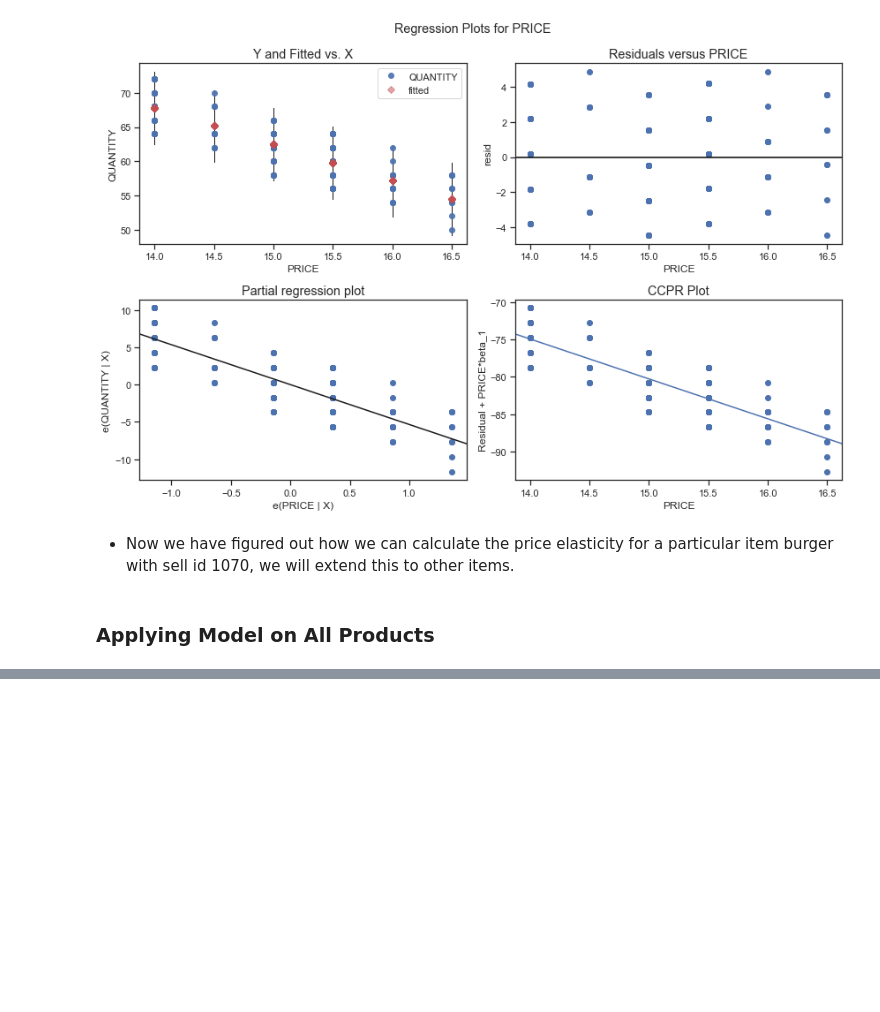
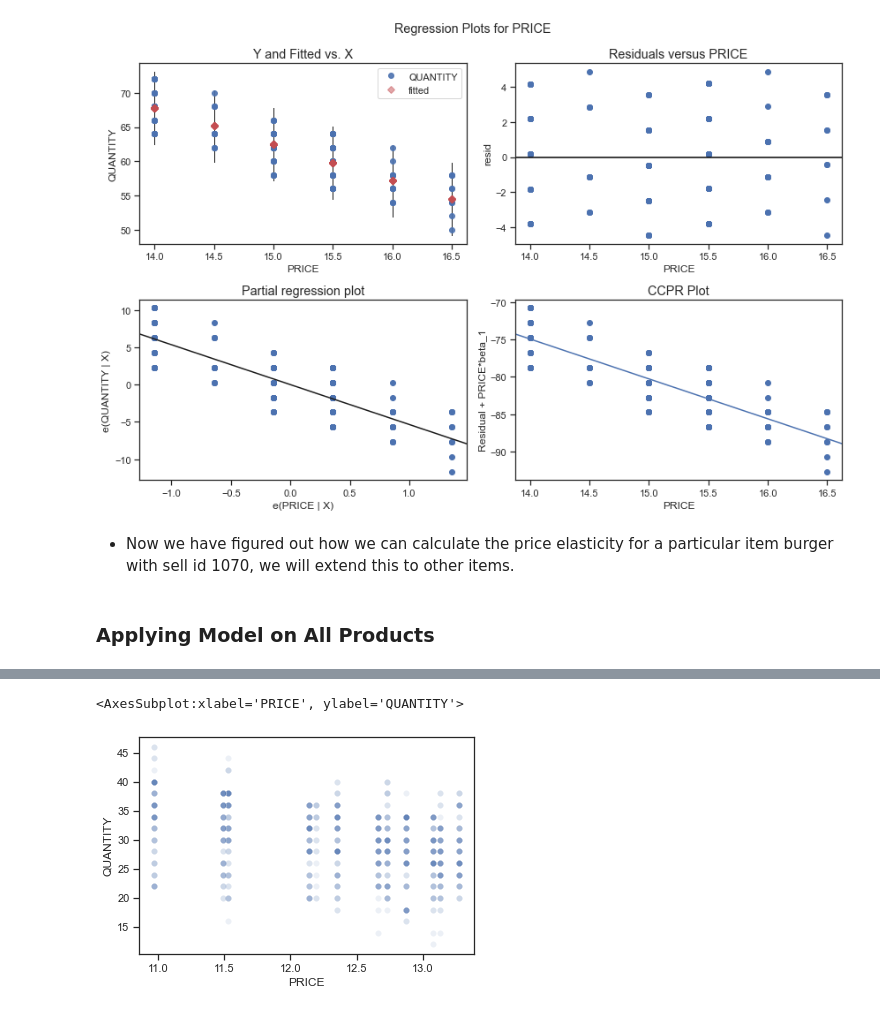
Before and after one commit to Keshtech2002/Retail_Price_Optimization_ML_Regression, a Jupyter notebook: Cafe_Price_Optimazation.ipynb, the cells around one changed output, grey strips where cells are left out. Drawn from its saved outputs; the diff is of its cells as text; code cells hidden in the pictures; blank space fills up the shorter version.

```diff
--- a/Cafe_Price_Optimazation.ipynb
+++ b/Cafe_Price_Optimazation.ipynb
@@ -753,3 +755,11 @@ fig = sm.graphics.plot_regress_exog(burger_model, "PRICE", fig=fig)
 - Now we have figured out how we can calculate the price elasticity for a particular item burger with sell id 1070, we will extend this to other items.
 # %% [markdown]
 ### Applying Model on All Products
+# %%
+# checking burger and combo with sell id 2051
+burger_2051 = combined_data[(combined_data['ITEM_NAME'] == 'BURGER') & (combined_data['SELL_ID'] == 2051)]
+
+burger_2051.head()
+burger_2051.describe()
+sns.scatterplot(data= burger_2051, x = burger_2051["PRICE"], y= burger_2051["QUANTITY"], alpha=0.1)
+# %% [output]
@@ -755,0 +781,2 @@ fig = sm.graphics.plot_regress_exog(burger_model, "PRICE", fig=fig)
+<AxesSubplot:xlabel='PRICE', ylabel='QUANTITY'>
+[figure, added]
```
Also changed, not shown: parts of 37 cells of this notebook, 1 other file.
